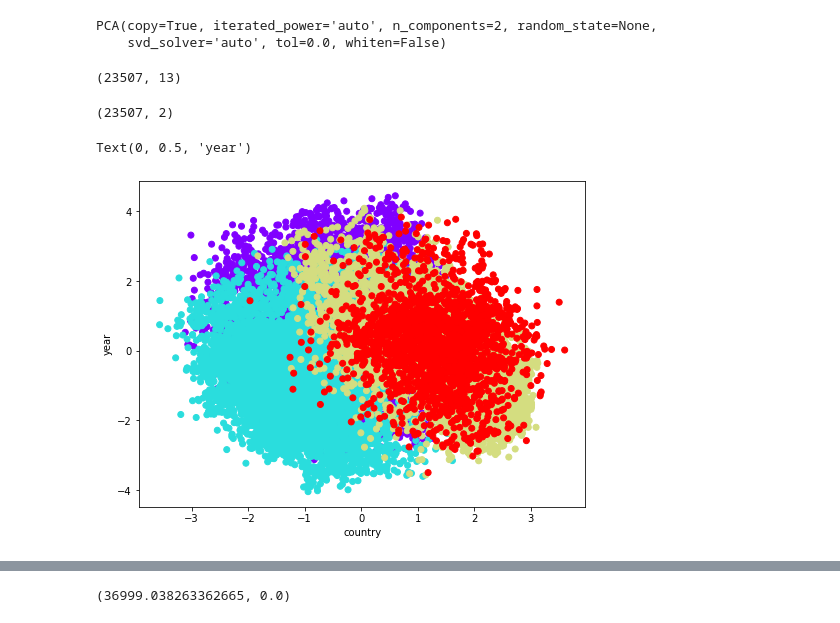
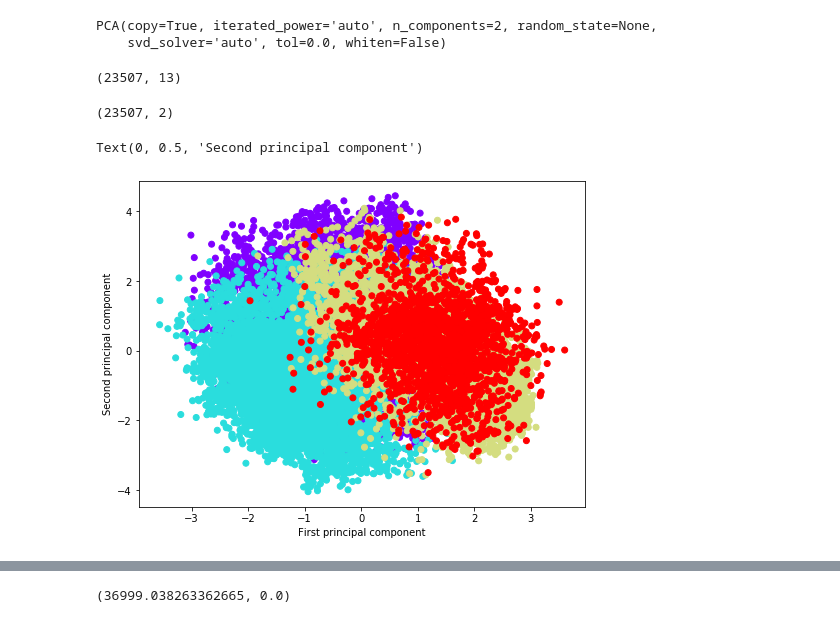
Before and after one commit to victoriousvictor42/banking, a Jupyter notebook: banking.ipynb, the cells around one changed output, grey strips where cells are left out. Cells and saved outputs as stored; diff of their text form; code cells hidden in the pictures.

```diff
--- a/banking.ipynb
+++ b/banking.ipynb
@@ -551,4 +550,0 @@ x_pca = pca.transform(scaled_data)
-# %%
-scaled_data.shape
-# %% [output]
-(23507, 13)
@@ -555,12 +554,18 @@ scaled_data.shape
+# %%
+# comparing data before and after PCA
+scaled_data.shape
+# %% [output]
+(23507, 13)
 # %%
 x_pca.shape
 # %% [output]
 (23507, 2)
 # %%
+#Ploting the graph
 plt.figure(figsize=(8,6))
 plt.scatter(x_pca[:,0], x_pca[:,1],c=df['country'], cmap='rainbow')
-plt.xlabel('country')
-plt.ylabel('year')
+plt.xlabel('First principal component')
+plt.ylabel('Second principal component')
 # %% [output]
-Text(0, 0.5, 'year')
+Text(0, 0.5, 'Second principal component')
-[figure, old version]
+[figure, new version]
```
Also changed, not shown: parts of 9 cells of this notebook.
